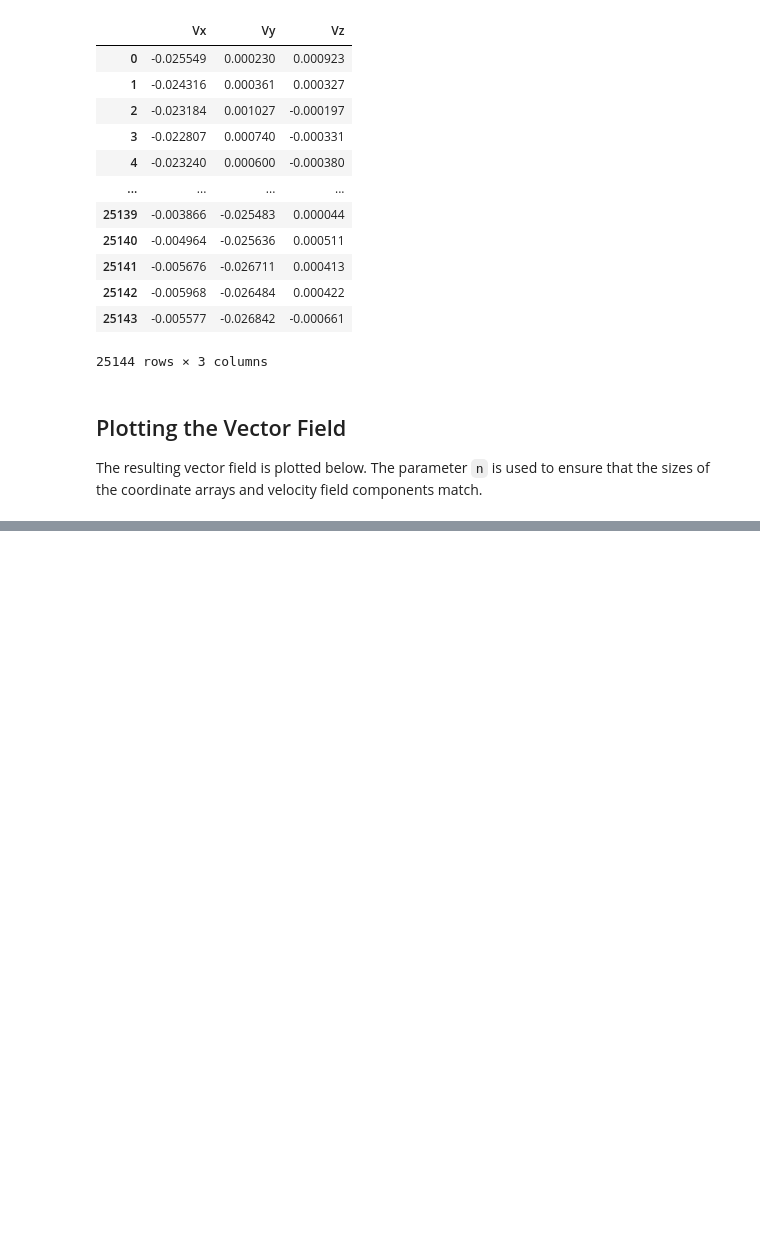
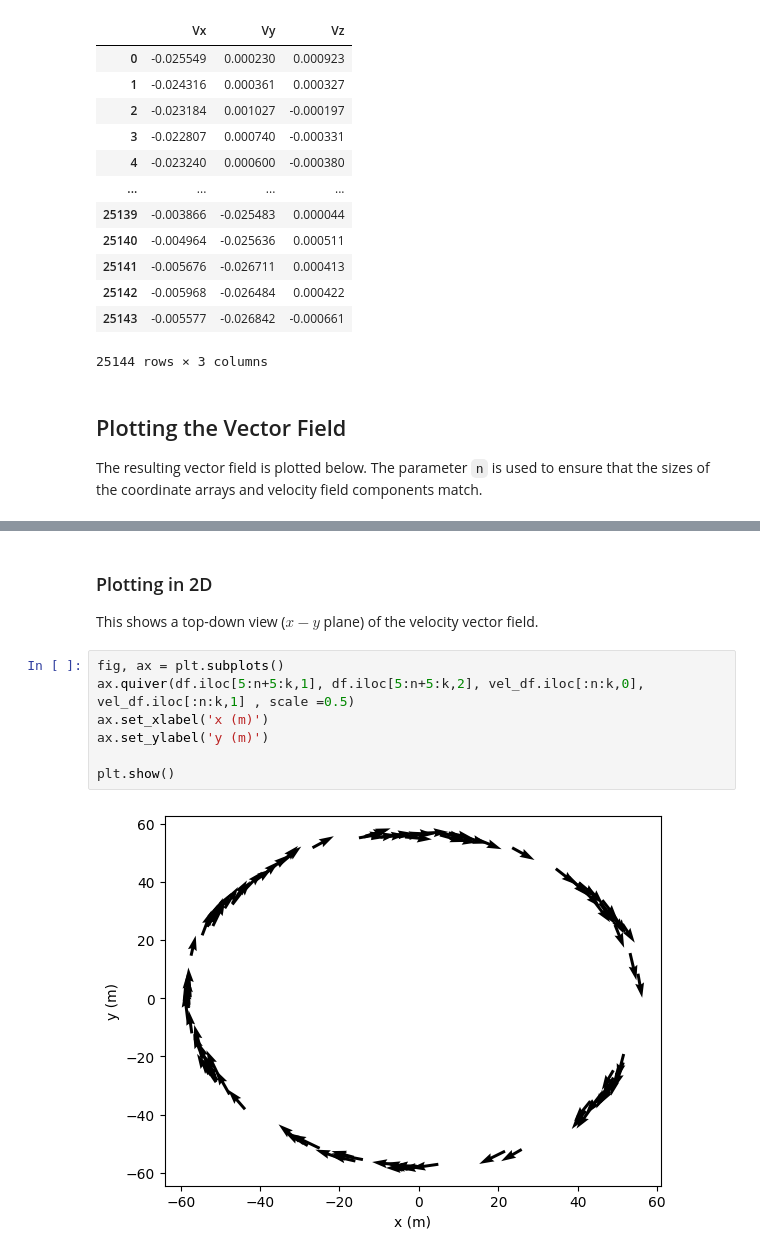
Before and after one commit to PEPT-Data-Analysis-Group/PEPT-, a Jupyter notebook: Water.ipynb, the cells around one changed output, grey strips where cells are left out. Saved outputs shown, nothing was run; the diff lists cells and outputs as text; blank space fills up the shorter version.

Commit message:
Fixed issues with vector field
Note: I used this with the file 1_1.75V.a stored in the SAME folder as the notebook. So the FILENAME variable may need to be adjusted to account for any folders.

```diff
--- a/Water.ipynb
+++ b/Water.ipynb
@@ -161,0 +173,12 @@ plt.show()
+# %% [markdown]
+### Plotting in 2D
+This shows a top-down view ($x-y$ plane) of the velocity vector field.
+# %%
+fig, ax = plt.subplots()
+ax.quiver(df.iloc[5:n+5:k,1], df.iloc[5:n+5:k,2], vel_df.iloc[:n:k,0], vel_df.iloc[:n:k,1] , scale =0.5)
+ax.set_xlabel('x (m)')
+ax.set_ylabel('y (m)')
+
+plt.show()
+# %% [output]
+[figure, added]
```
Also changed, not shown: parts of 5 cells of this notebook.
